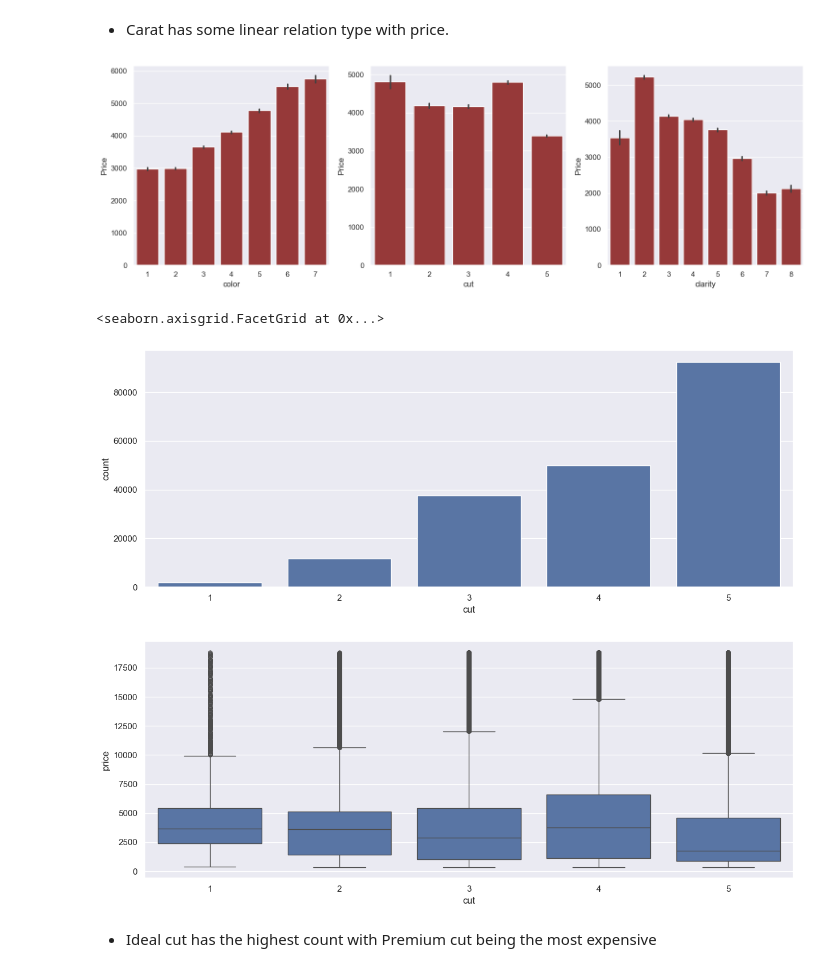
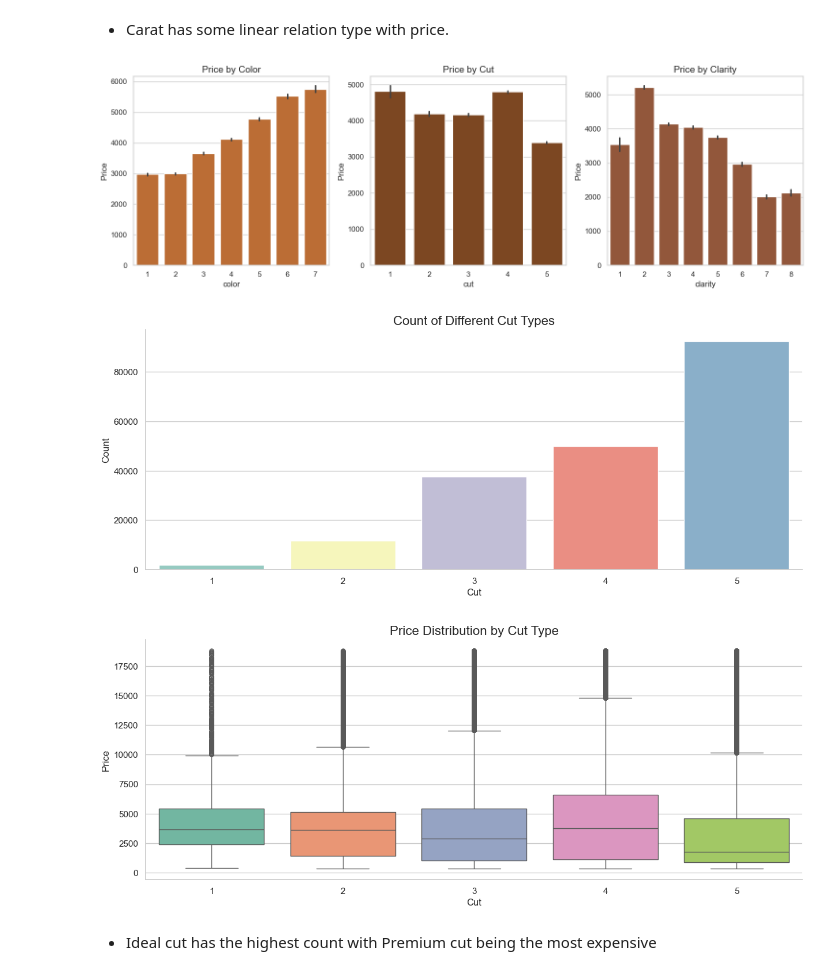
Before and after one commit to Syed-Mansoor/first, a Jupyter notebook: notebook/EDA and Model Training.ipynb, the cells around one changed output. Saved outputs shown, nothing was run; the diff lists cells and outputs as text; code cells hidden in the pictures.

```diff
--- a/notebook/EDA and Model Training.ipynb
+++ b/notebook/EDA and Model Training.ipynb
@@ -262,5 +263,26 @@ plt.show()
 # %% [markdown]
 - It indicates that there are extreme values or observations that deviate significantly from the central tendency of the data in both the positive and negative directions.
 # %%
-sns.scatterplot(x=df['depth'], y=df['price'])
+# Set a Seaborn theme for consistent styling
+sns.set_theme(style="whitegrid")
+
+# Create a figure with a defined size
+plt.figure(figsize=(8, 6))
+
+# Create a scatter plot with enhanced aesthetics
+sns.scatterplot(x=df['depth'], y=df['price'],
+                palette='coolwarm',  # Apply a vibrant color palette
+                hue=df['price'],     # Color points based on price
+                size=df['price'],    # Vary point sizes by price
+                sizes=(20, 200),     # Set a range for point sizes
+                alpha=0.7,           # Make points slightly transparent
+                edgecolor='black')    # Add a black edge to the points
+
+# Add labels and a title with customized font sizes
+plt.xlabel('Depth', fontsize=12)
+plt.ylabel('Price', fontsize=12)
+plt.title('Scatter Plot of Depth vs Price', fontsize=14)
+
+# Display the plot
+plt.show()
 # %% [output]
@@ -348,36 +400,50 @@ plt.show()
 # %% [markdown]
 - Carat has some linear relation type with price.
 # %%
+# Define the number of columns and rows for the subplots
 n_cols = 3
 n_rows = 1
 
-# Create a figure and subplots
+# Create a figure and subplots with a size suitable for 3 bar plots
 fig, axes = plt.subplots(n_rows, n_cols, figsize=(15, 5))
 axes = axes.flatten()
 
-# create bar plots
-for i, feature in enumerate(['color', 'cut', 'clarity']):
-    sns.barplot(x=feature, y='price', data=df, ax=axes[i],color = 'brown')
-    axes[i].set_xlabel(feature)
-    axes[i].set_ylabel('Price')
+# Define a custom color for each bar plot to make it more visually appealing
+colors = ['#D2691E', '#8B4513', '#A0522D']  # Brown tones for a warm, cohesive theme
 
-if len(['color', 'cut', 'clarity']) % n_cols != 0:
-    for j in range(len(['color', 'cut', 'clarity']) % n_cols, n_cols):
-        fig.delaxes(axes[-j])
+# Create bar plots for 'color', 'cut', and 'clarity'
+for i, (feature, color) in enumerate(zip(['color', 'cut', 'clarity'], colors)):
+    sns.barplot(x=feature, y='price', data=df, ax=axes[i], color=color)
+    axes[i].set_xlabel(feature, fontsize=12)
+    axes[i].set_ylabel('Price', fontsize=12)
+    axes[i].set_title(f'Price by {feature.capitalize()}', fontsize=14)
 
-# Adjust subplots
+# Adjust subplots to ensure they don’t overlap
 fig.tight_layout()
+
+# Display the plot
 plt.show()
 # %% [output]
-[figure, old version]
+[figure, new version]
 # %%
-# plot for "cut"
-sns.catplot(x= "cut", data = df, kind = "count", aspect = 2.5)
-sns.catplot(x = "cut", y = "price", kind = "box", data = df, aspect = 2.5)
+
+# Count plot for 'cut'
+sns.catplot(x="cut", data=df, kind="count", aspect=2.5, palette='Set3')
+plt.title('Count of Different Cut Types', fontsize=16)
+plt.xlabel('Cut', fontsize=12)
+plt.ylabel('Count', fontsize=12)
+
+# Box plot for 'cut' vs 'price'
+sns.catplot(x="cut", y="price", kind="box", data=df, aspect=2.5, palette='Set2')
+plt.title('Price Distribution by Cut Type', fontsize=16)
+plt.xlabel('Cut', fontsize=12)
+plt.ylabel('Price', fontsize=12)
+
+# Show the plots
+plt.show()
 # %% [output]
-<seaborn.axisgrid.FacetGrid at 0x...>
-[figure, old version]
+[figure, new version]
-[figure, old version]
+[figure, new version]
 # %% [markdown]
 - Ideal cut has the highest count with Premium cut being the most expensive
 # %%
```
Also changed, not shown: parts of 12 cells of this notebook.
